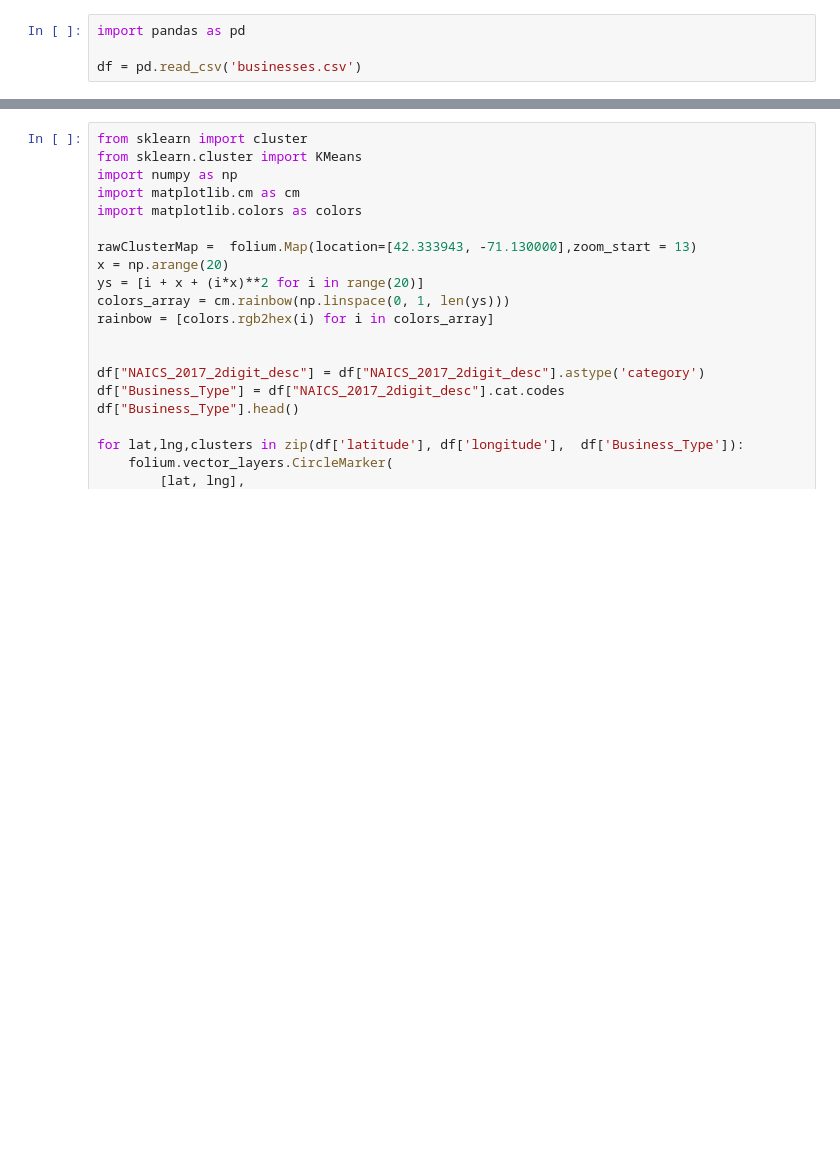
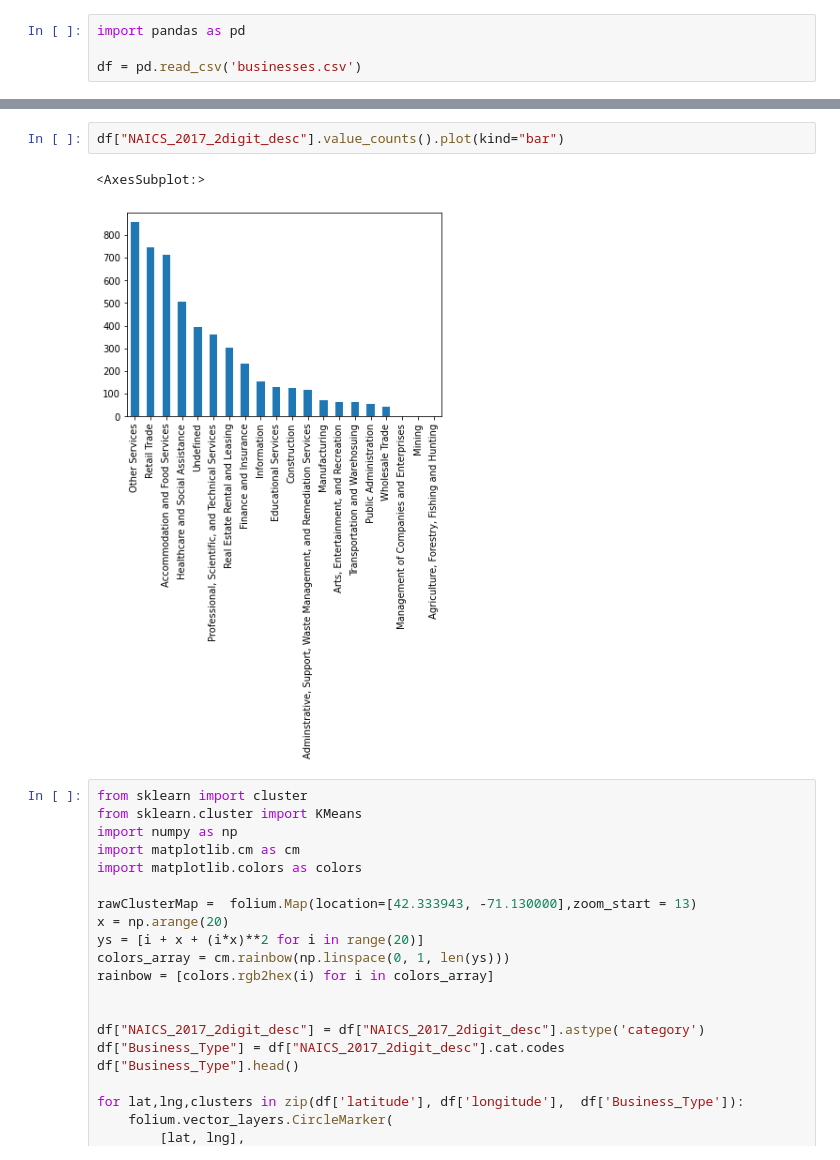
Before and after one commit to erenbudur/ds-councilor-worrell-small-business, a Jupyter notebook: deliverable1.ipynb, the cells around one changed output, grey strips where cells are left out. Saved outputs shown, nothing was run; the diff lists cells and outputs as text; blank space fills up the shorter version.

```diff
--- a/deliverable1.ipynb
+++ b/deliverable1.ipynb
@@ -29,6 +29,11 @@ df.head()
 | 2 | 3 | 42.349219 | -71.151769 | zen zone acupuncture & spa | 319 Washington St | 2135 | 621399 | ... |
 | 3 | 4 | 42.349465 | -71.153117 | yes nails & spa inc | 416 Market St | 2135 | 812113 | ... |
 | 4 | 5 | 42.349453 | -71.151543 | xfinity | 12 Wirt St | 2135 | 515210 | ... |
+# %%
+df["NAICS_2017_2digit_desc"].value_counts().plot(kind="bar")
+# %% [output]
+<AxesSubplot:>
+[figure, added]
 # %%
 from sklearn import cluster
 from sklearn.cluster import KMeans
```
